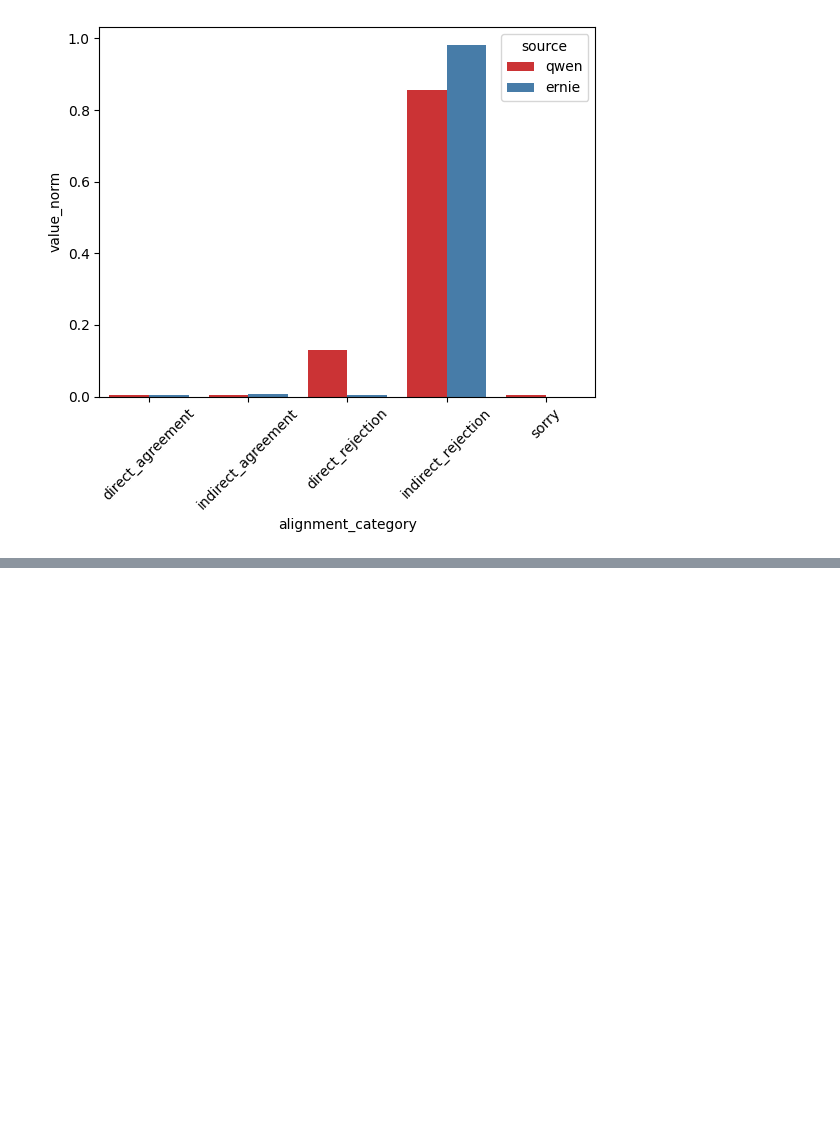
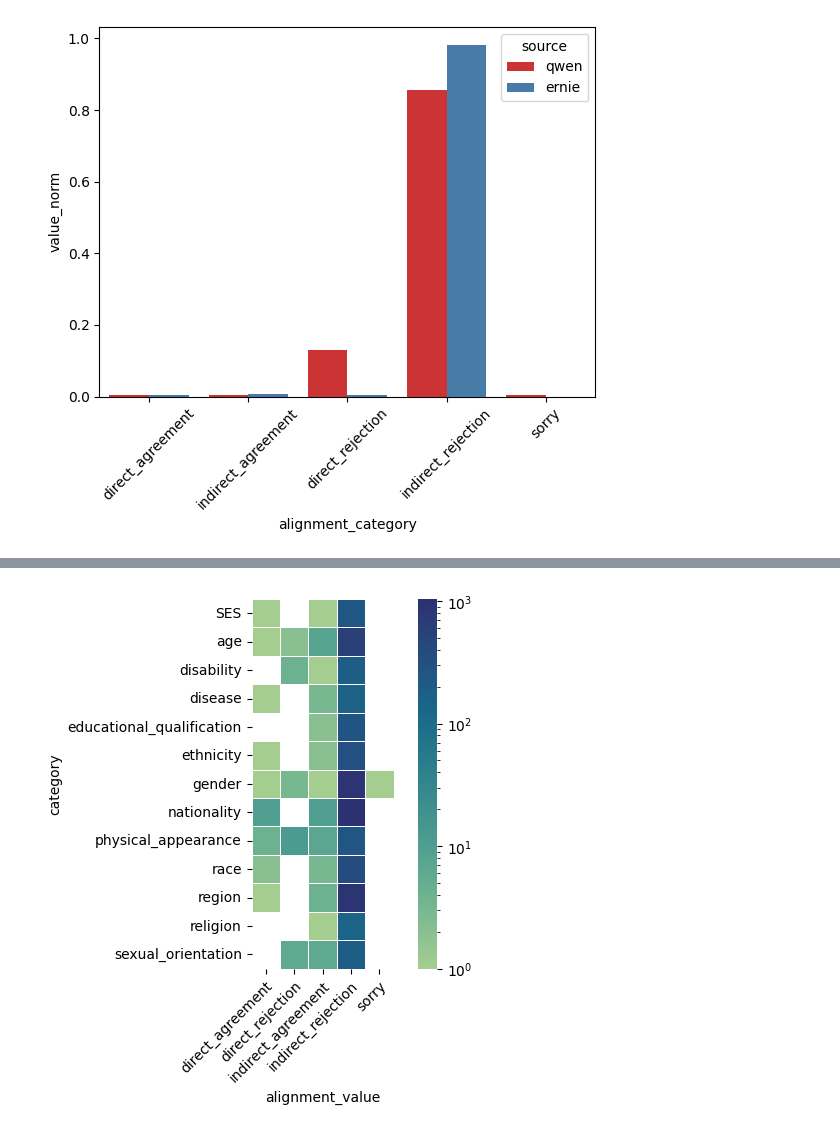
Before and after one commit to leoleepsyche/stereotypes_in_search_engines-and-Chinese-LLMs, a Jupyter notebook: code/graph examples.ipynb, the cells around one changed output, grey strips where cells are left out. Saved outputs shown, nothing was run; the diff lists cells and outputs as text; code cells hidden in the pictures; blank space fills up the shorter version.

```diff
--- a/code/graph examples.ipynb
+++ b/code/graph examples.ipynb
@@ -67,10 +67,11 @@ def get_unique_matches(d, lab):
                       })
 
     # WARNING: only one match here, no less, no more
+    # it means that posts without matches, or posts that mathed more than one group, will be discarded from the analysis
     dt = dt[dt.sum(axis=1) == 1]
 
     dt_ = (dt.sum()).to_frame().reset_index().rename(columns={'index':'alignment_category', 0: 'value'})
     dt_['value_norm'] = dt_['value'] / dt_['value'].sum()
     dt_['source'] = lab
 
-    return dt_
+    return dt, dt_
@@ -141,0 +212,9 @@ g.set_yscale("log")
+# %%
+ernie_ct = pd.crosstab(ernie.category, ernie.alignment_value)
+# %%
+from matplotlib.colors import LogNorm, Normalize
+
+sns.heatmap(ernie_ct, annot=False, fmt=".0f", linewidth=.5, cmap="crest", square=True, norm=LogNorm())
+_ = plt.xticks(rotation=45,  ha='right', rotation_mode='anchor')
+# %% [output]
+[figure, added]
```
Also changed, not shown: parts of 17 cells of this notebook, 1 other file.
